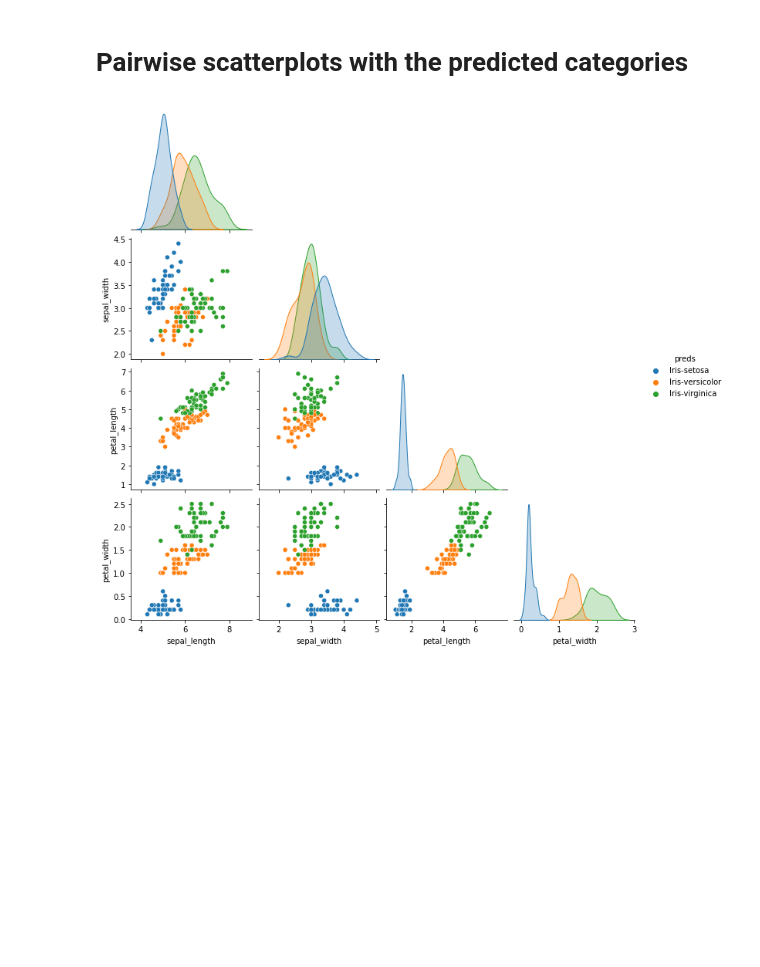
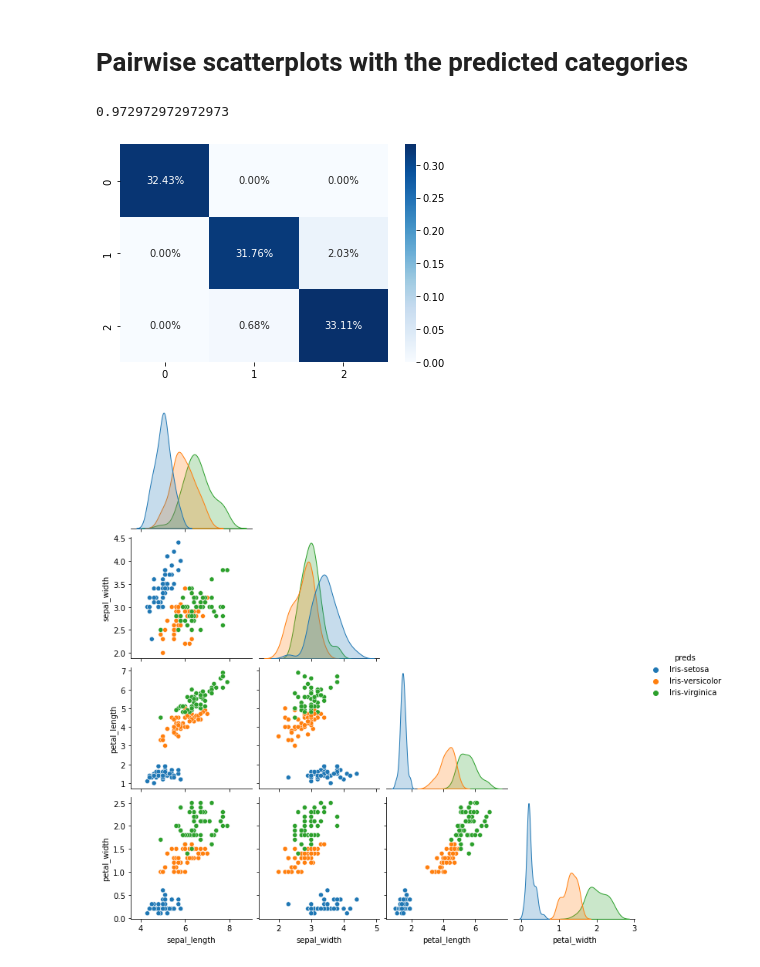
Before and after one commit to marc-soler/Ironhack_lab_work, a Jupyter notebook: Labs/Week 4/Iris Predictions/Iris_Predictions.ipynb, the cells around one changed output. Saved outputs shown, nothing was run; the diff lists cells and outputs as text; code cells hidden in the pictures; blank space fills up the shorter version.

```diff
--- a/Labs/Week 4/Iris Predictions/Iris_Predictions.ipynb
+++ b/Labs/Week 4/Iris Predictions/Iris_Predictions.ipynb
@@ -243,6 +243,15 @@ sns.heatmap(cmx/np.sum(cmx), annot=True, fmt='.2%', cmap='Blues');
 all_preds = LR.predict(df_num)
 # %%
 df['preds'] = all_preds
+# %%
+accuracy_score(df['class'], all_preds)
+# %% [output]
+0.972972972972973
+# %%
+cmx = confusion_matrix(df['class'], all_preds)
+sns.heatmap(cmx/np.sum(cmx), annot=True, fmt='.2%', cmap='Blues');
+# %% [output]
+[figure, added]
 # %%
 sns.pairplot(df, hue="preds", corner=True);
 # %% [output]
```
